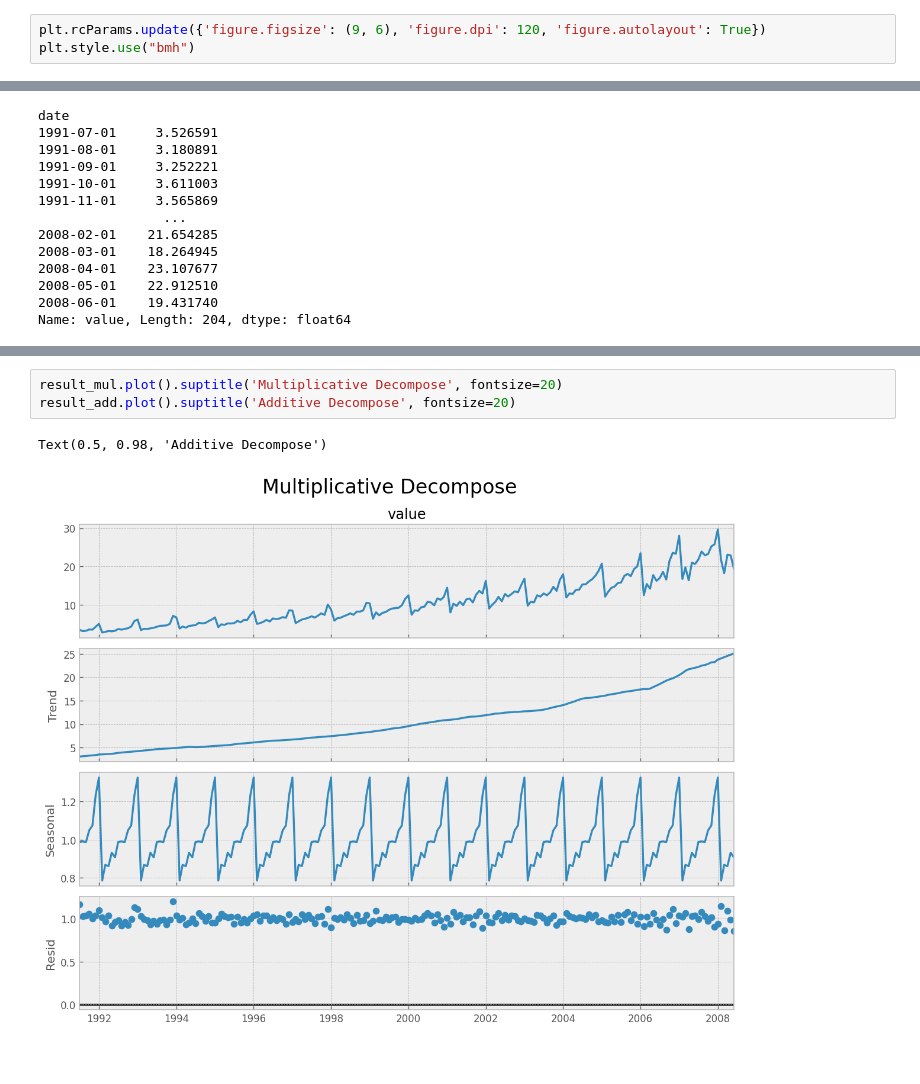
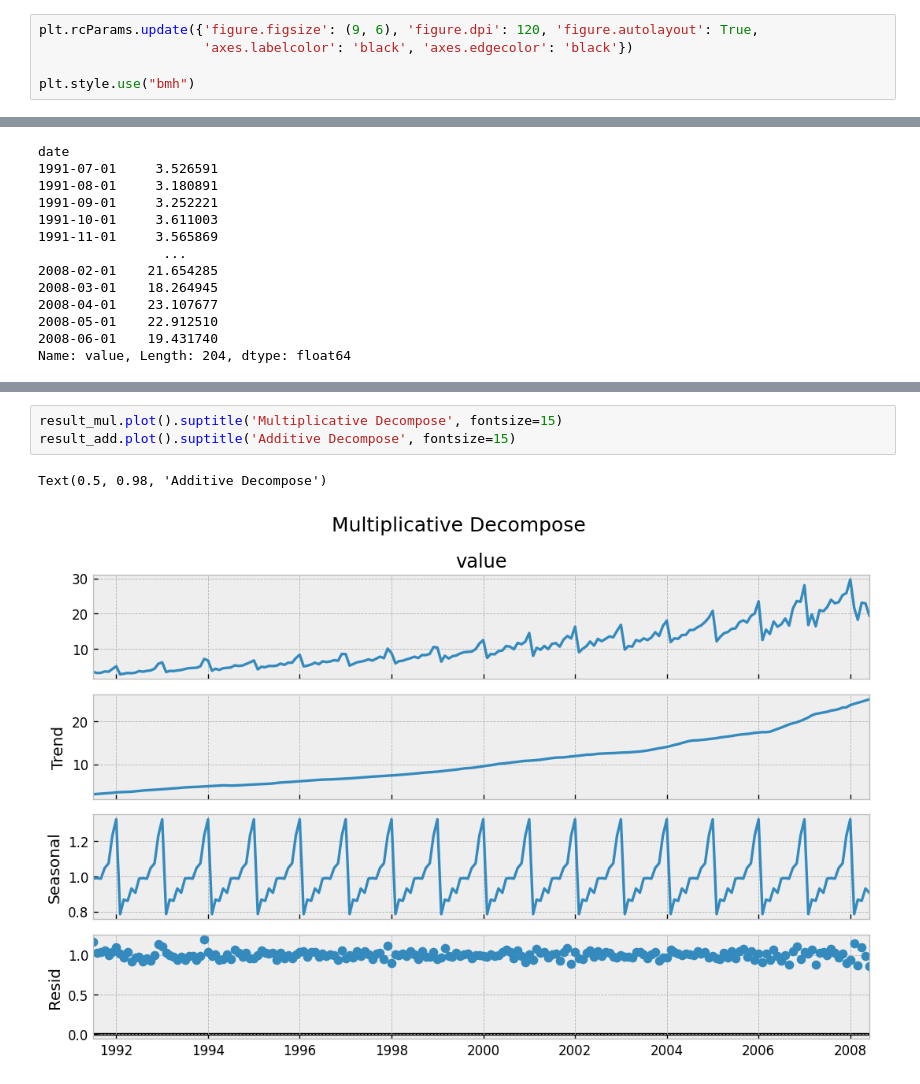
Before and after one commit to Addechander/Exploratory-Data-Analysis, a Jupyter notebook: Time Series Analysis Part 2/Data/visualization.ipynb, the cells around one changed output, grey strips where cells are left out. Cells and saved outputs as stored; diff of their text form.

```diff
--- a/Time Series Analysis Part 2/Data/visualization.ipynb
+++ b/Time Series Analysis Part 2/Data/visualization.ipynb
@@ -9,7 +9,9 @@ import numpy as np
 import pandas as pd
 import seaborn as sns
 # %%
-plt.rcParams.update({'figure.figsize': (9, 6), 'figure.dpi': 120, 'figure.autolayout': True})
+plt.rcParams.update({'figure.figsize': (9, 6), 'figure.dpi': 120, 'figure.autolayout': True,
+                     'axes.labelcolor': 'black', 'axes.edgecolor': 'black'})
+
 plt.style.use("bmh")
 # %% [markdown]
 This is a line of code using the matplotlib library in Python to update the default settings for creating plots. Specifically, it updates two parameters using the `plt.rcParams.update()` method:
@@ -330,8 +332,8 @@ The output of the `seasonal_decompose()` function is stored in the `result_add`
 
 These components can be visualized separately or together to gain insight into the underlying patterns and fluctuations in the time series.
 # %%
-result_mul.plot().suptitle('Multiplicative Decompose', fontsize=20)
-result_add.plot().suptitle('Additive Decompose', fontsize=20)
+result_mul.plot().suptitle('Multiplicative Decompose', fontsize=15)
+result_add.plot().suptitle('Additive Decompose', fontsize=15)
 # %% [output]
 Text(0.5, 0.98, 'Additive Decompose')
-[figure, old version]
+[figure, new version]
```
Also changed, not shown: parts of 46 cells of this notebook, 4 other files.
